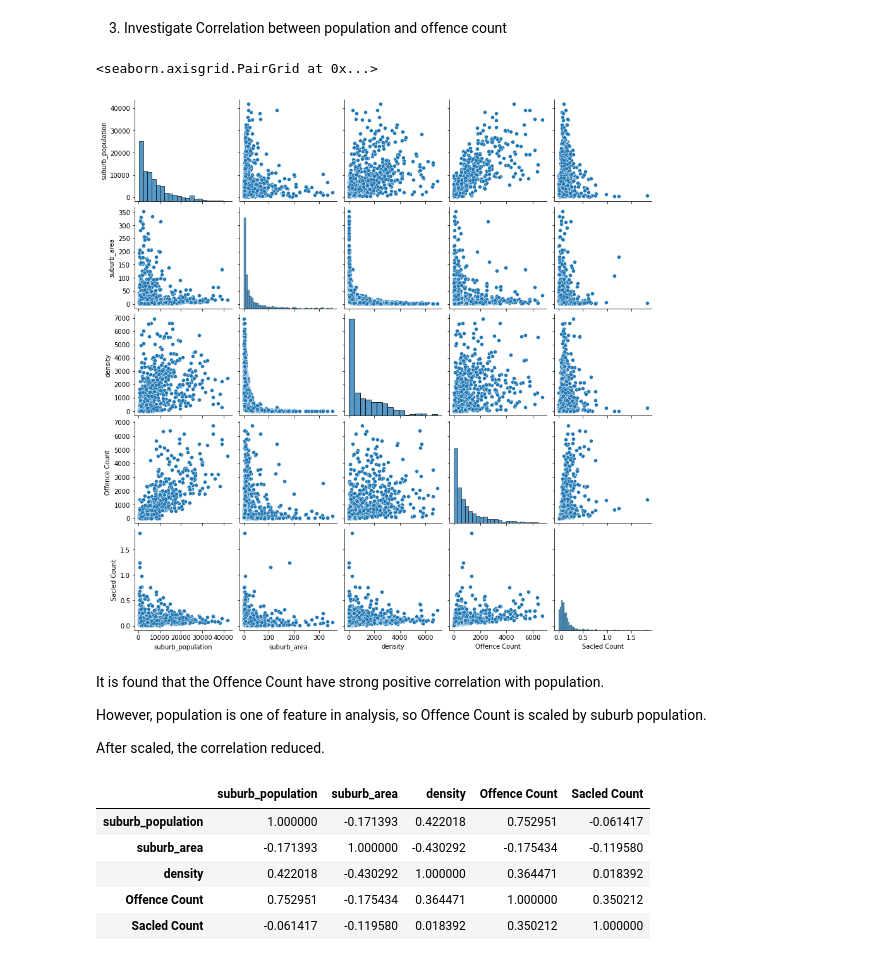
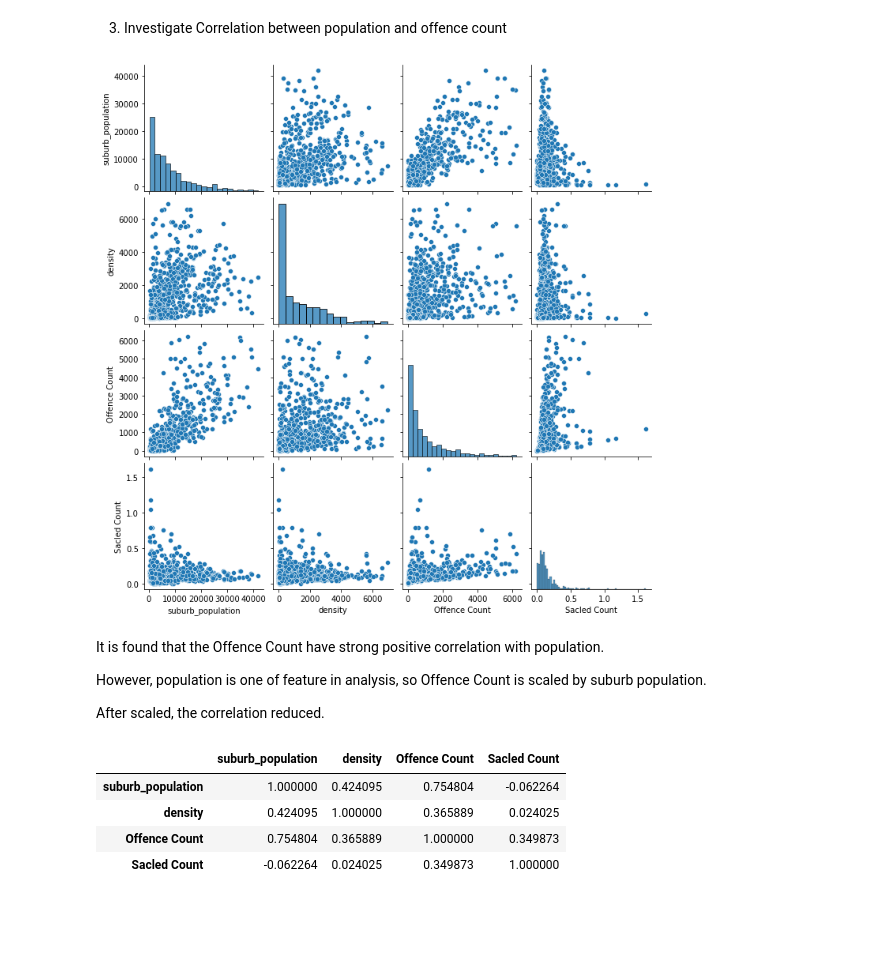
Before and after one commit to MAST30034-Applied-Data-Science/generic-real-estate-consulting-project-group-6, a Jupyter notebook: notebooks/preprocess_crime.ipynb, the cells around one changed output. Cells and saved outputs as stored; diff of their text form; code cells hidden in the pictures; blank space fills up the shorter version.

```diff
--- a/notebooks/preprocess_crime.ipynb
+++ b/notebooks/preprocess_crime.ipynb
@@ -95,17 +100,16 @@ suburb_crime.head(5)
 # %% [markdown]
 3. Investigate Correlation between population and offence count
 # %%
-num_var = suburb_crime[['suburb_population', 'suburb_area', 'density', 'Offence Count']]
+num_var = suburb_crime[['suburb_population', 'density', 'Offence Count']]
 THRESHOLD = 3.5
 num_var = num_var[(np.abs(stats.zscore(num_var['suburb_population'])) < THRESHOLD )]
-num_var = num_var[(np.abs(stats.zscore(num_var['suburb_area'])) < THRESHOLD )]
 num_var = num_var[(np.abs(stats.zscore(num_var['density'])) < THRESHOLD )]
 num_var = num_var[(np.abs(stats.zscore(num_var['Offence Count'])) < THRESHOLD )]
 num_var['Sacled Count'] = num_var['Offence Count'] / num_var['suburb_population']
 sns.pairplot(num_var)
+plt.savefig("../plots/suburb_offence_pair.jpeg")
 # %% [output]
-<seaborn.axisgrid.PairGrid at 0x...>
-[figure, old version]
+[figure, new version]
 # %% [markdown]
 It is found that the Offence Count have strong positive correlation with population.
 
@@ -115,11 +119,10 @@ After scaled, the correlation reduced.
 # %%
 num_var.corr()
 # %% [output]
-|  | suburb_population | suburb_area | density | Offence Count | Sacled Count |
-| suburb_population | 1.000000 | -0.171393 | 0.422018 | 0.752951 | -0.061417 |
-| suburb_area | -0.171393 | 1.000000 | -0.430292 | -0.175434 | -0.119580 |
-| density | 0.422018 | -0.430292 | 1.000000 | 0.364471 | 0.018392 |
-| Offence Count | 0.752951 | -0.175434 | 0.364471 | 1.000000 | 0.350212 |
-| Sacled Count | -0.061417 | -0.119580 | 0.018392 | 0.350212 | 1.000000 |
+|  | suburb_population | density | Offence Count | Sacled Count |
+| suburb_population | 1.000000 | 0.424095 | 0.754804 | -0.062264 |
+| density | 0.424095 | 1.000000 | 0.365889 | 0.024025 |
+| Offence Count | 0.754804 | 0.365889 | 1.000000 | 0.349873 |
+| Sacled Count | -0.062264 | 0.024025 | 0.349873 | 1.000000 |
 # %%
 ax = sns.heatmap(num_var.corr())
```
Also changed, not shown: parts of 7 cells of this notebook, 14 other files.
